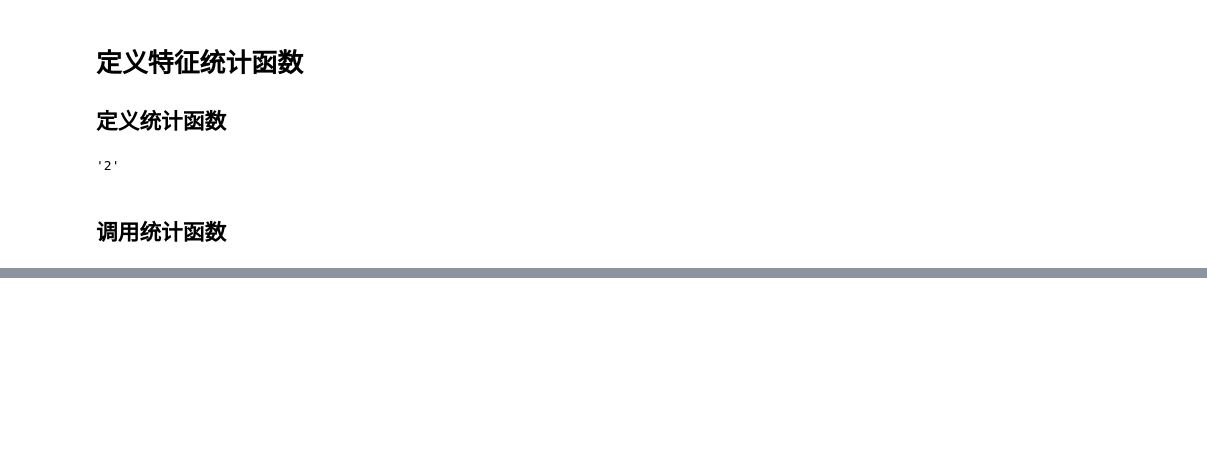
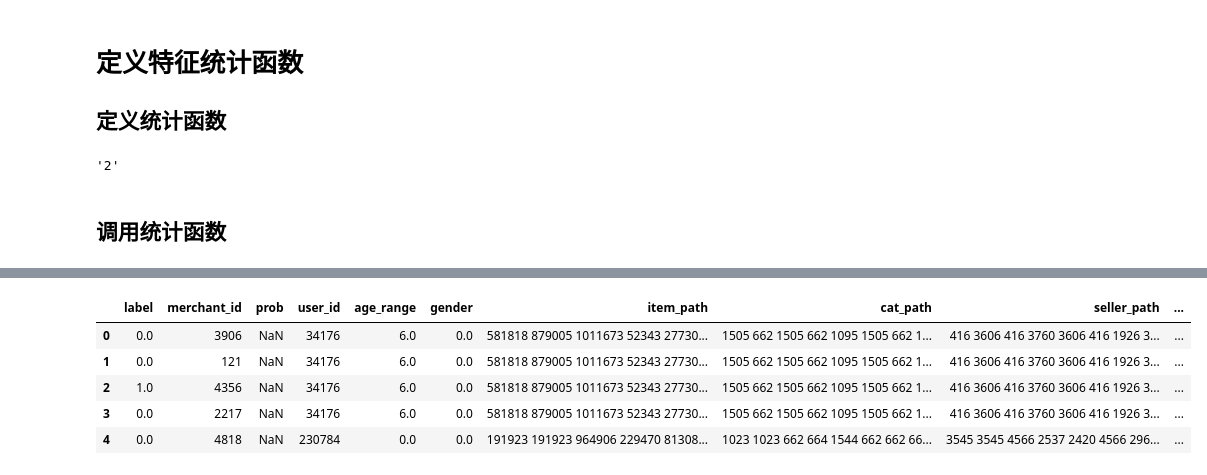
Before and after one commit to xhuang90/tmall_repurchase_prediction, a Jupyter notebook: task2_feature_engineering.ipynb, the cells around one changed output, grey strips where cells are left out. Drawn from its saved outputs; the diff is of its cells as text; code cells hidden in the pictures; blank space fills up the shorter version.

```diff
--- a/task2_feature_engineering.ipynb
+++ b/task2_feature_engineering.ipynb
@@ -205,7 +205,7 @@ def cnt_(x):
         return -1
 
 # number of unique element of data
-def unique_(x):
+def nunique_(x):
     try:
         return len(set(x.split(' ')))
     except:
@@ -369,0 +374,27 @@ len(df_all_data_test)
+# %%
+"""
+用户点击、浏览、加入购物车、购买行为统计
+"""
+# 1. 每个用户交互过的商店个数
+df_all_data_test = user_cnt(df_all_data_test, 'seller_path', 'user_cnt')
+# 2. 每个用户交互过的不同商店个数
+df_all_data_test = user_nunique(df_all_data_test, 'seller_path', 'seller_nunique')
+# 3. 每个用户交互过的不同商品品类个数
+df_all_data_test = user_nunique(df_all_data_test, 'cat_path', 'cat_nunique')
+# 4. 每个用户交互过的不同品牌个数
+df_all_data_test = user_nunique(df_all_data_test, 'brand_path', 'brand_nunique')
+# 5. 每个用户交互过的不同商品个数
+df_all_data_test = user_nunique(df_all_data_test, 'item_path', 'item_nunique')
+# 6. 每个用户活跃的天数
+df_all_data_test = user_nunique(df_all_data_test, 'time_stamp_path', 'time_stamp_nunique')
+# 7. 每个用户不同行为种类个数
+df_all_data_test = user_nunique(df_all_data_test, 'action_type_path', 'action_type_nunique')
+# %%
+df_all_data_test.head()
+# %% [output]
+|  | label | merchant_id | prob | user_id | age_range | gender | item_path | cat_path | seller_path | ... |
+| 0 | 0.0 | 3906 | NaN | 34176 | 6.0 | 0.0 | 581818 879005 1011673 52343 27730... | 1505 662 1505 662 1095 1505 662 1... | 416 3606 416 3760 3606 416 1926 3... | ... |
+| 1 | 0.0 | 121 | NaN | 34176 | 6.0 | 0.0 | 581818 879005 1011673 52343 27730... | 1505 662 1505 662 1095 1505 662 1... | 416 3606 416 3760 3606 416 1926 3... | ... |
+| 2 | 1.0 | 4356 | NaN | 34176 | 6.0 | 0.0 | 581818 879005 1011673 52343 27730... | 1505 662 1505 662 1095 1505 662 1... | 416 3606 416 3760 3606 416 1926 3... | ... |
+| 3 | 0.0 | 2217 | NaN | 34176 | 6.0 | 0.0 | 581818 879005 1011673 52343 27730... | 1505 662 1505 662 1095 1505 662 1... | 416 3606 416 3760 3606 416 1926 3... | ... |
+| 4 | 0.0 | 4818 | NaN | 230784 | 0.0 | 0.0 | 191923 191923 964906 229470 81308... | 1023 1023 662 664 1544 662 662 66... | 3545 3545 4566 2537 2420 4566 296... | ... |
```
Also changed, not shown: parts of 22 cells of this notebook, 1 other file.
